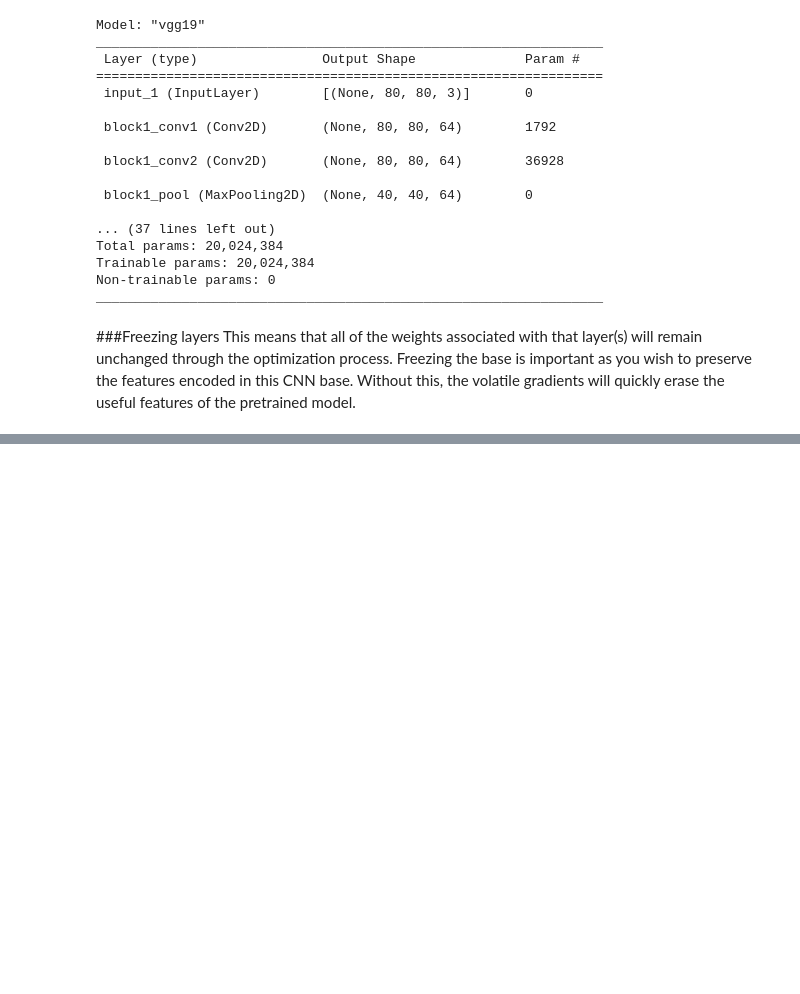
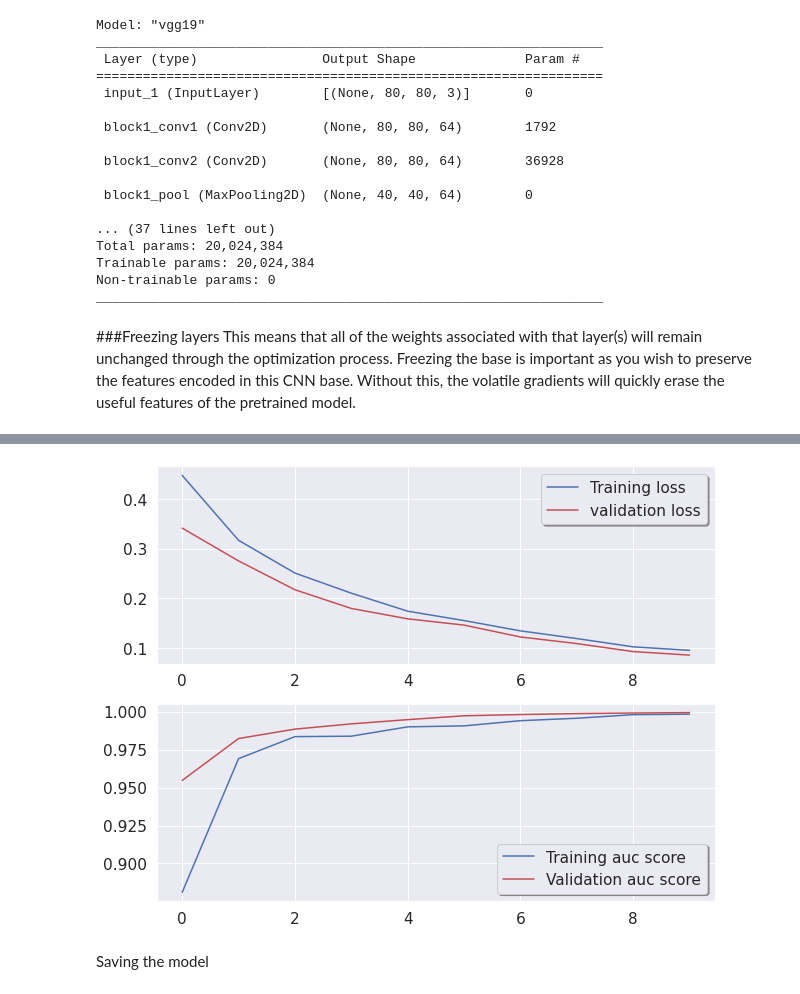
Before and after one commit to HannahMwende/Driver-drowsiness-detection-system, a Jupyter notebook: driver_drowniness.ipynb, the cells around one changed output, grey strips where cells are left out. Cells and saved outputs as stored; diff of their text form; code cells hidden in the pictures; blank space fills up the shorter version.

```diff
--- a/driver_drowniness.ipynb
+++ b/driver_drowniness.ipynb
@@ -688,2 +645,6 @@ Test auc score: 0.9997912645339966
 # %%
-evaluation_visual(history2)
+evaluation_visual(history2,'auc_1','val_auc_1')
+# %% [output]
+[figure, added]
+# %% [markdown]
+Saving the model
```
Also changed, not shown: parts of 21 cells of this notebook.
